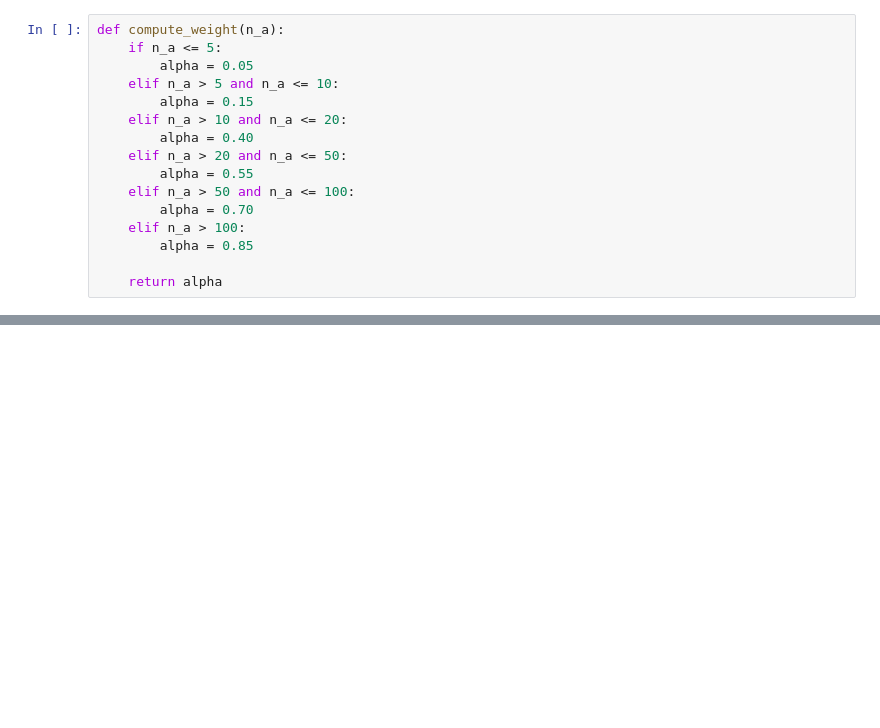
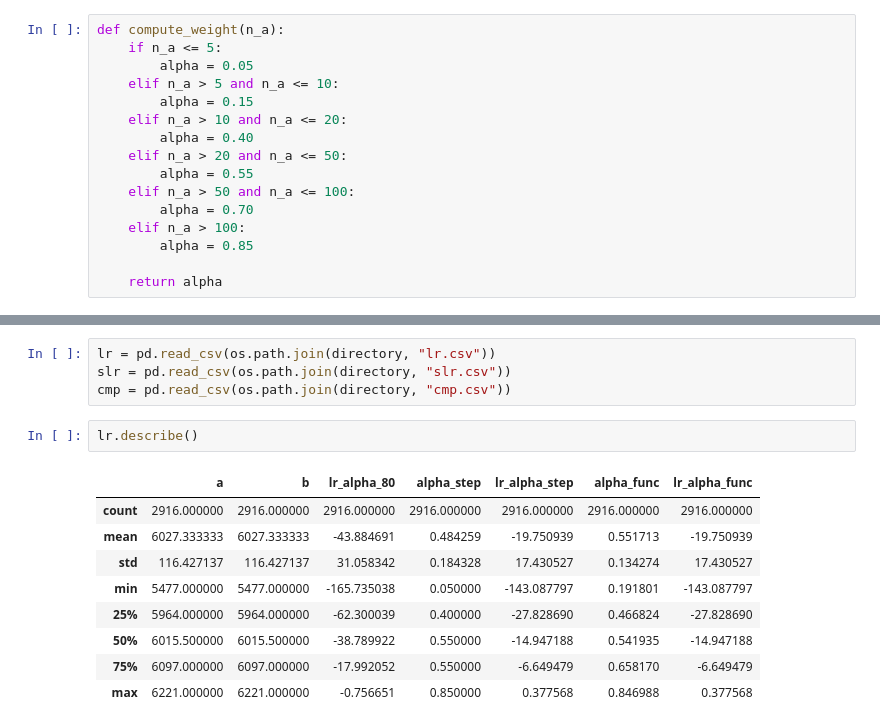
Before and after one commit to galbraic/spatial-assocr, a Jupyter notebook: notebooks/MDC.ipynb, the cells around one changed output, grey strips where cells are left out. Saved outputs shown, nothing was run; the diff lists cells and outputs as text; blank space fills up the shorter version.

```diff
--- a/notebooks/MDC.ipynb
+++ b/notebooks/MDC.ipynb
@@ -838,0 +945,16 @@ weight_func(300)
+# %%
+lr = pd.read_csv(os.path.join(directory, "lr.csv"))
+slr = pd.read_csv(os.path.join(directory, "slr.csv"))
+cmp = pd.read_csv(os.path.join(directory, "cmp.csv"))
+# %%
+lr.describe()
+# %% [output]
+|  | a | b | lr_alpha_80 | alpha_step | lr_alpha_step | alpha_func | lr_alpha_func |
+| count | 2916.000000 | 2916.000000 | 2916.000000 | 2916.000000 | 2916.000000 | 2916.000000 | 2916.000000 |
+| mean | 6027.333333 | 6027.333333 | -43.884691 | 0.484259 | -19.750939 | 0.551713 | -19.750939 |
+| std | 116.427137 | 116.427137 | 31.058342 | 0.184328 | 17.430527 | 0.134274 | 17.430527 |
+| min | 5477.000000 | 5477.000000 | -165.735038 | 0.050000 | -143.087797 | 0.191801 | -143.087797 |
+| 25% | 5964.000000 | 5964.000000 | -62.300039 | 0.400000 | -27.828690 | 0.466824 | -27.828690 |
+| 50% | 6015.500000 | 6015.500000 | -38.789922 | 0.550000 | -14.947188 | 0.541935 | -14.947188 |
+| 75% | 6097.000000 | 6097.000000 | -17.992052 | 0.550000 | -6.649479 | 0.658170 | -6.649479 |
+| max | 6221.000000 | 6221.000000 | -0.756651 | 0.850000 | 0.377568 | 0.846988 | 0.377568 |
```
Also changed, not shown: parts of 12 cells of this notebook, 1 other file.
